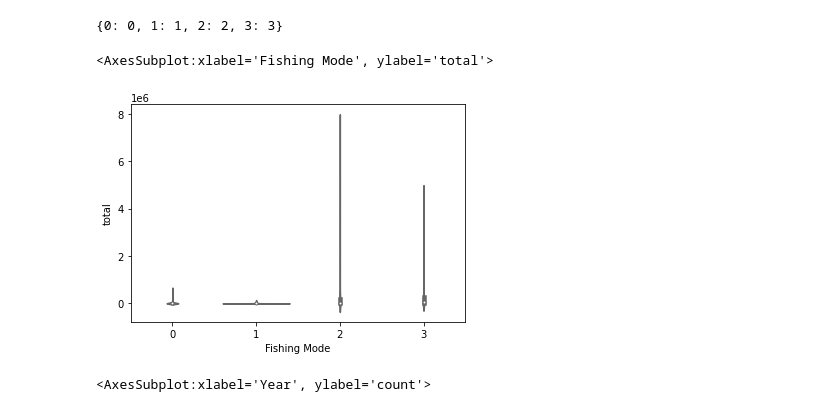
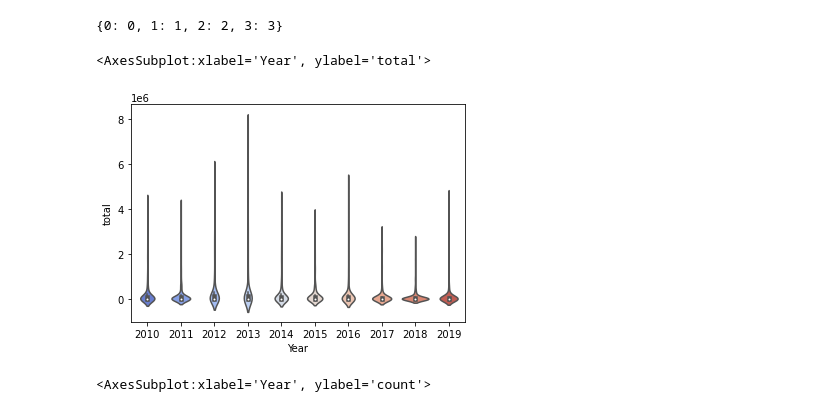
Before and after one commit to rjaynes/FishingModel, a Jupyter notebook: Fishing_Data_Wrangling.ipynb, the cells around one changed output. Drawn from its saved outputs; the diff is of its cells as text; code cells hidden in the pictures.

```diff
--- a/Fishing_Data_Wrangling.ipynb
+++ b/Fishing_Data_Wrangling.ipynb
@@ -395,10 +395,10 @@ print (d)
 {0: 0, 1: 1, 2: 2, 3: 3}
 # %%
 #violin plot
-sns.violinplot('Fishing Mode','total',data=df,palette='coolwarm')
+sns.violinplot('Year','total',data=df,palette='coolwarm')
 # %% [output]
-<AxesSubplot:xlabel='Fishing Mode', ylabel='total'>
+<AxesSubplot:xlabel='Year', ylabel='total'>
-[figure, old version]
+[figure, new version]
 # %%
 #I think this is a useless graph. count plot of fishing mode in each year. but the counts in the dataframe each have their own number of trips recorded?
 sns.countplot(x='Year',hue='Fishing Mode',data=df)
```
Also changed, not shown: parts of 1 cell of this notebook.
